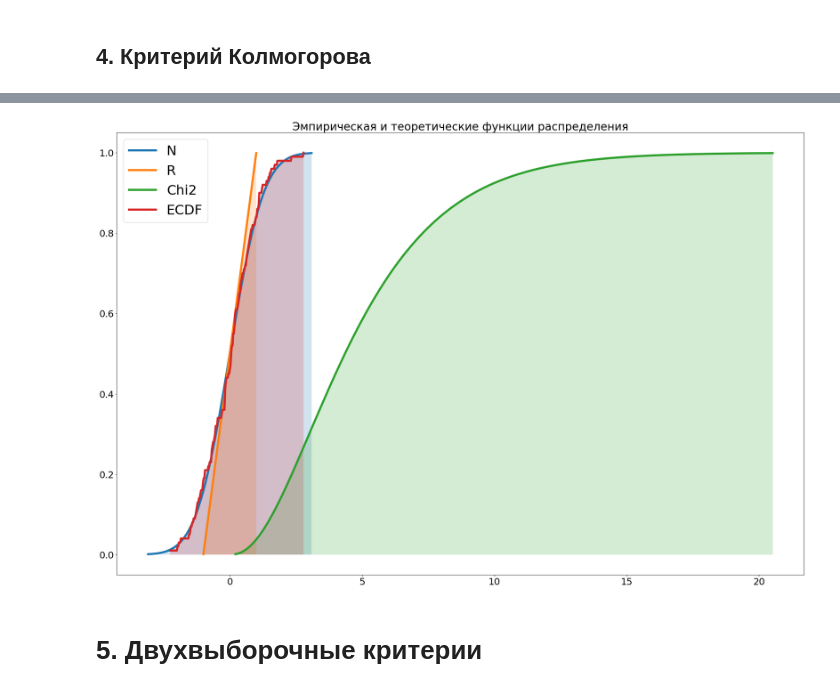
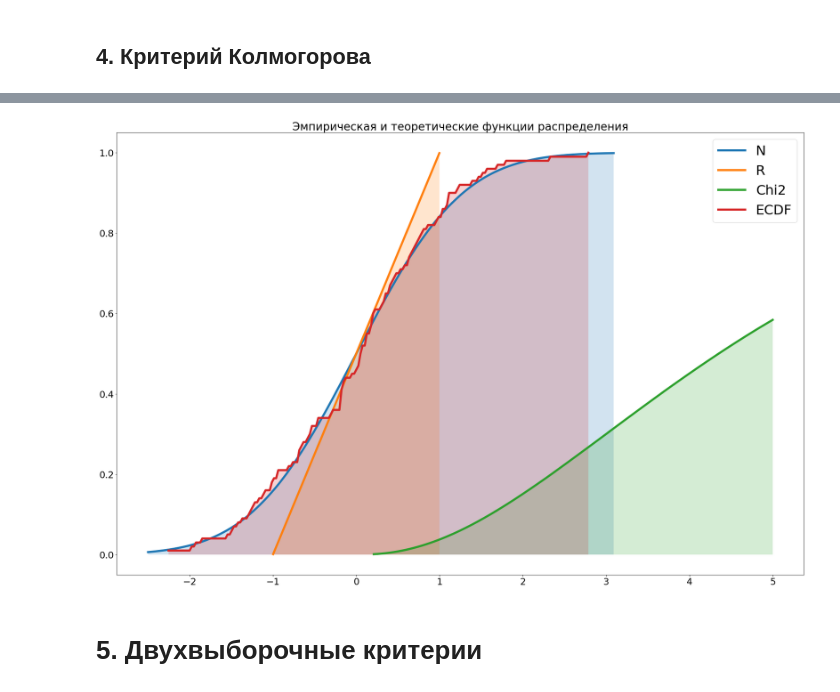
Before and after one commit to Santexchik2000/matstat-labs, a Jupyter notebook: 2.ipynb, the cells around one changed output, grey strips where cells are left out. Saved outputs shown, nothing was run; the diff lists cells and outputs as text; code cells hidden in the pictures.

```diff
--- a/2.ipynb
+++ b/2.ipynb
@@ -223,32 +223,36 @@ table(
 # %%
 h0_distributions = [
     ('N', stats.norm(0, 1)),
     ('R', stats.uniform(-1, 2)),
     ('Chi2', stats.chi2(5))
 ]
 
 
 fig, ax = plt.subplots()
 ax.set_title('Эмпирическая и теоретические функции распределения')
 
 for name, dist in h0_distributions:
-    domain = np.linspace(dist.ppf(0.001), dist.ppf(0.999), 200)
+    domain = np.linspace(
+        max(-2.5, dist.ppf(0.001)),
+        min(5, dist.ppf(0.999)),
+        200
+    )
     values = dist.cdf(domain)
     ax.plot(domain, values, lw=5, label=name)
     ax.fill_between(domain, 0, values, alpha=.2)
 
 ecdf = ECDF(x.data())
 domain = np.linspace(x.min(), x.max(), x.n() * 2)
 values = ecdf(domain)
 ax.plot(domain, values, lw=5, label='ECDF')
 ax.fill_between(domain, 0, values, alpha=.2)
 
 ax.legend(prop={'size': 32})
 
 fig.tight_layout()
 plt.show()
 # %% [output]
-[figure, old version]
+[figure, new version]
 # %% [markdown]
 # 5. Двухвыборочные критерии
 # %%
```
